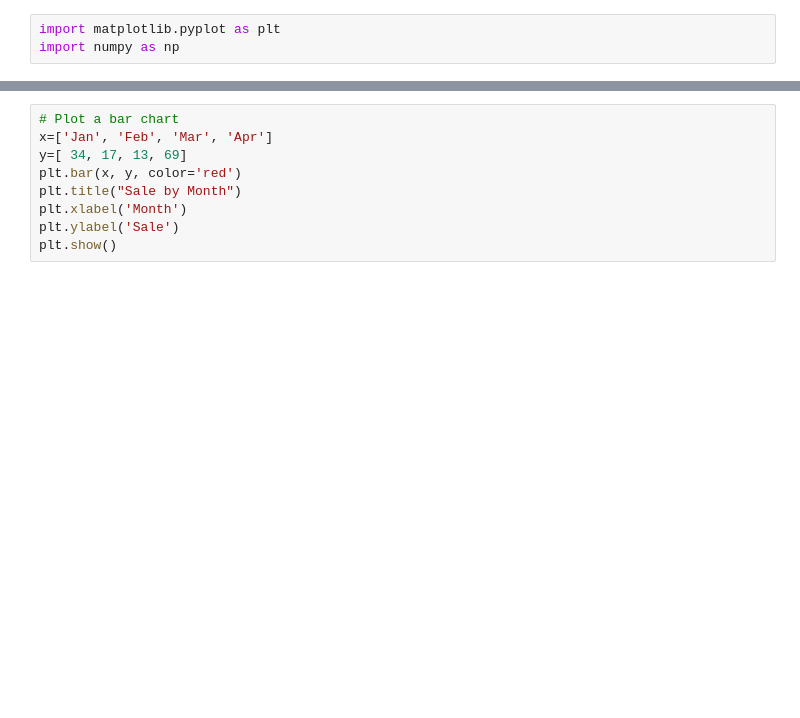
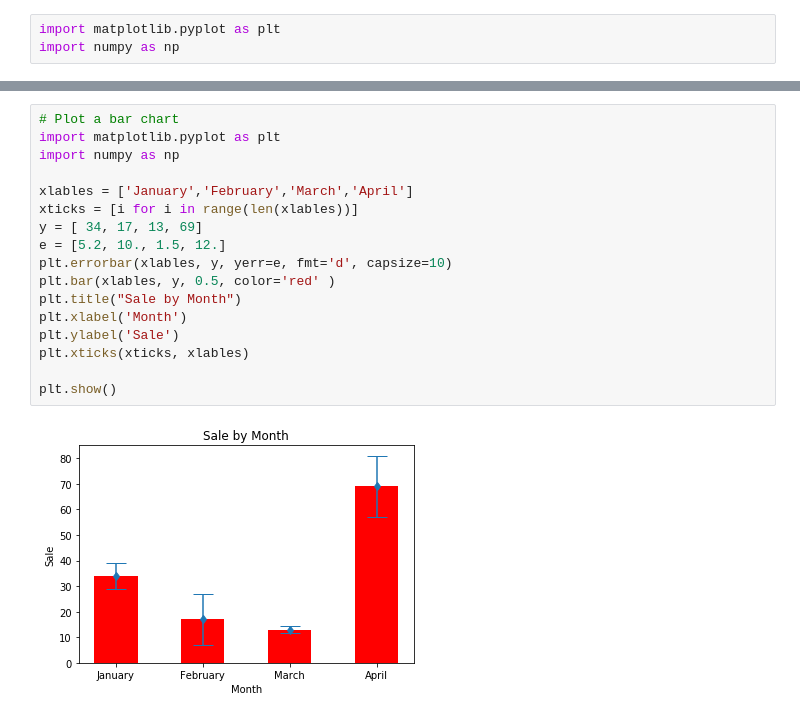
Before and after one commit to lsuhpchelp/lbrnloniworkshop2018, a Jupyter notebook: day1_python/intro-python.ipynb, the cells around one changed output, grey strips where cells are left out. Cells and saved outputs as stored; diff of their text form; blank space fills up the shorter version.

```diff
--- a/day1_python/intro-python.ipynb
+++ b/day1_python/intro-python.ipynb
@@ -600,9 +840,19 @@ plt.show()
 # %%
 # Plot a bar chart
-x=['Jan', 'Feb', 'Mar', 'Apr']
-y=[ 34, 17, 13, 69]
-plt.bar(x, y, color='red')
+import matplotlib.pyplot as plt
+import numpy as np
+
+xlables = ['January','February','March','April']
+xticks = [i for i in range(len(xlables))]
+y = [ 34, 17, 13, 69]
+e = [5.2, 10., 1.5, 12.]
+plt.errorbar(xlables, y, yerr=e, fmt='d', capsize=10)
+plt.bar(xlables, y, 0.5, color='red' )
 plt.title("Sale by Month")
 plt.xlabel('Month')
 plt.ylabel('Sale')
+plt.xticks(xticks, xlables)
+
 plt.show()
+# %% [output]
+[figure, added]
```
Also changed, not shown: parts of 55 cells of this notebook, 2 other files.
